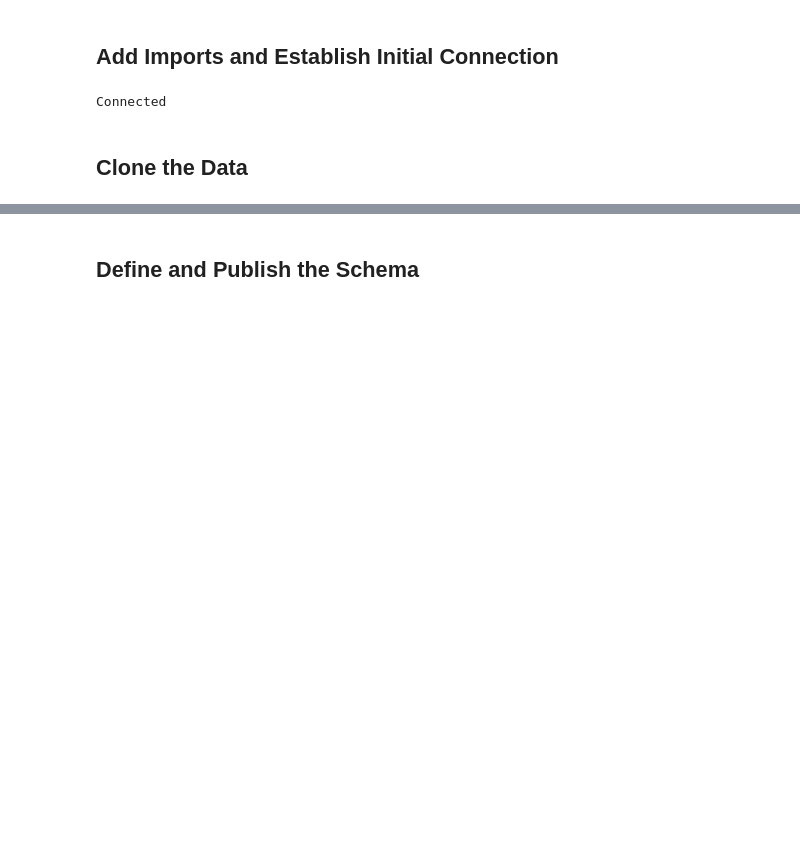
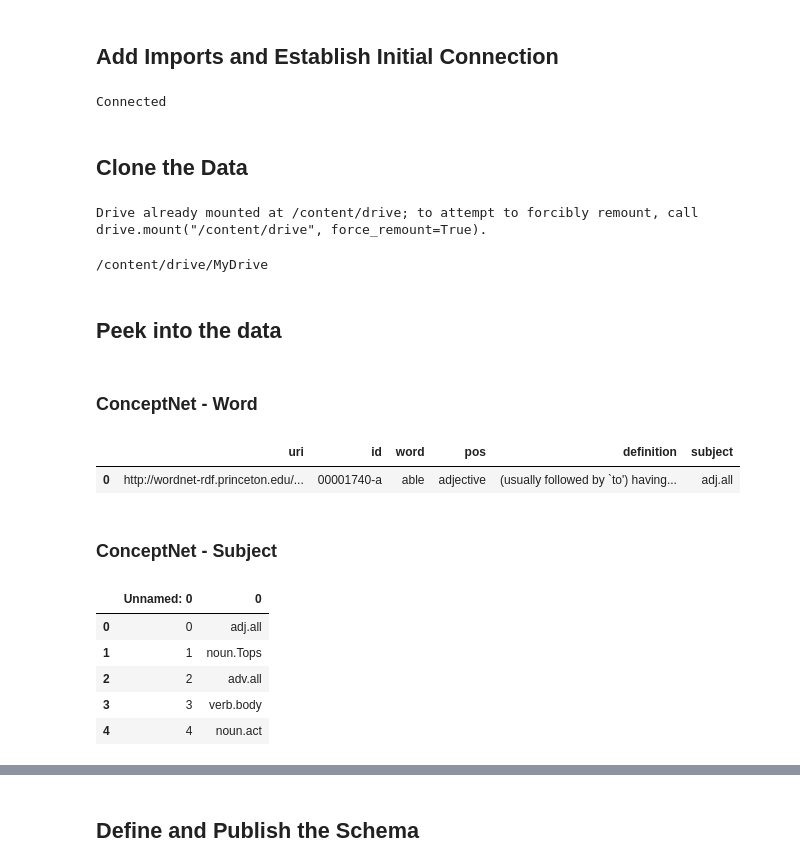
Before and after one commit to sudha-vijayakumar/LanguageModel_TigerGraph_ConceptNet5, a Jupyter notebook: Load_Scripts/LanguageModel_WN_UniqueEdge.ipynb, the cells around one changed output, grey strips where cells are left out. Drawn from its saved outputs; the diff is of its cells as text; code cells hidden in the pictures; blank space fills up the shorter version.

```diff
--- a/Load_Scripts/LanguageModel_WN_UniqueEdge.ipynb
+++ b/Load_Scripts/LanguageModel_WN_UniqueEdge.ipynb
@@ -39,9 +39,13 @@ Connected
 # %% [markdown]
 ## Clone the Data
 # %%
-# from google.colab import drive
-# drive.mount('/content/drive')
+from google.colab import drive
+drive.mount('/content/drive')
+# %% [output]
+Drive already mounted at /content/drive; to attempt to forcibly remount, call drive.mount("/content/drive", force_remount=True).
 # %%
-# cd '/content/drive/MyDrive'
+cd '/content/drive/MyDrive'
+# %% [output]
+/content/drive/MyDrive
 # %%
 # !git clone https://github.com/sudha-vijayakumar/LanguageModel.git
@@ -51,0 +52,22 @@ root = '/Users/sudha.vijayakumar/Documents/GitHub/LanguageModel/Curated_Data/'
+# %% [markdown]
+## Peek into the data
+# %% [markdown]
+### ConceptNet - Word
+# %%
+nodes = pd.read_csv('/content/drive/MyDrive/LanguageModel/Data_Processing/csv_imports/WN-nodes.csv')
+nodes.head(1)
+# %% [output]
+|  | uri | id | word | pos | definition | subject |
+| 0 | http://wordnet-rdf.princeton.edu/... | 00001740-a | able | adjective | (usually followed by `to') having... | adj.all |
+# %% [markdown]
+### ConceptNet - Subject
+# %%
+synsets = pd.read_csv('/content/drive/MyDrive/LanguageModel/Data_Processing/csv_imports/subject_wn.csv')
+synsets.head()
+# %% [output]
+|  | Unnamed: 0 | 0 |
+| 0 | 0 | adj.all |
+| 1 | 1 | noun.Tops |
+| 2 | 2 | adv.all |
+| 3 | 3 | verb.body |
+| 4 | 4 | noun.act |
```
Also changed, not shown: parts of 22 cells of this notebook, 2 other files.
